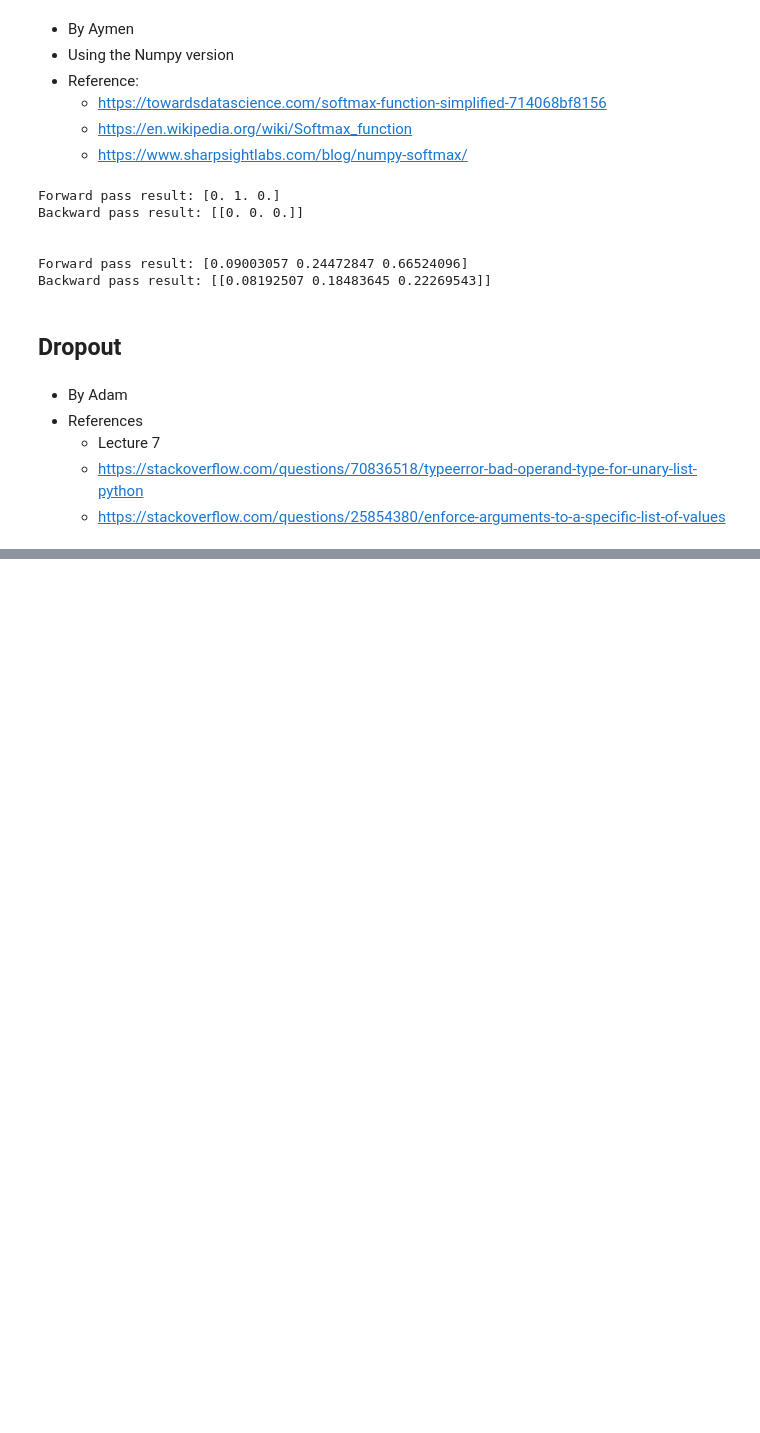
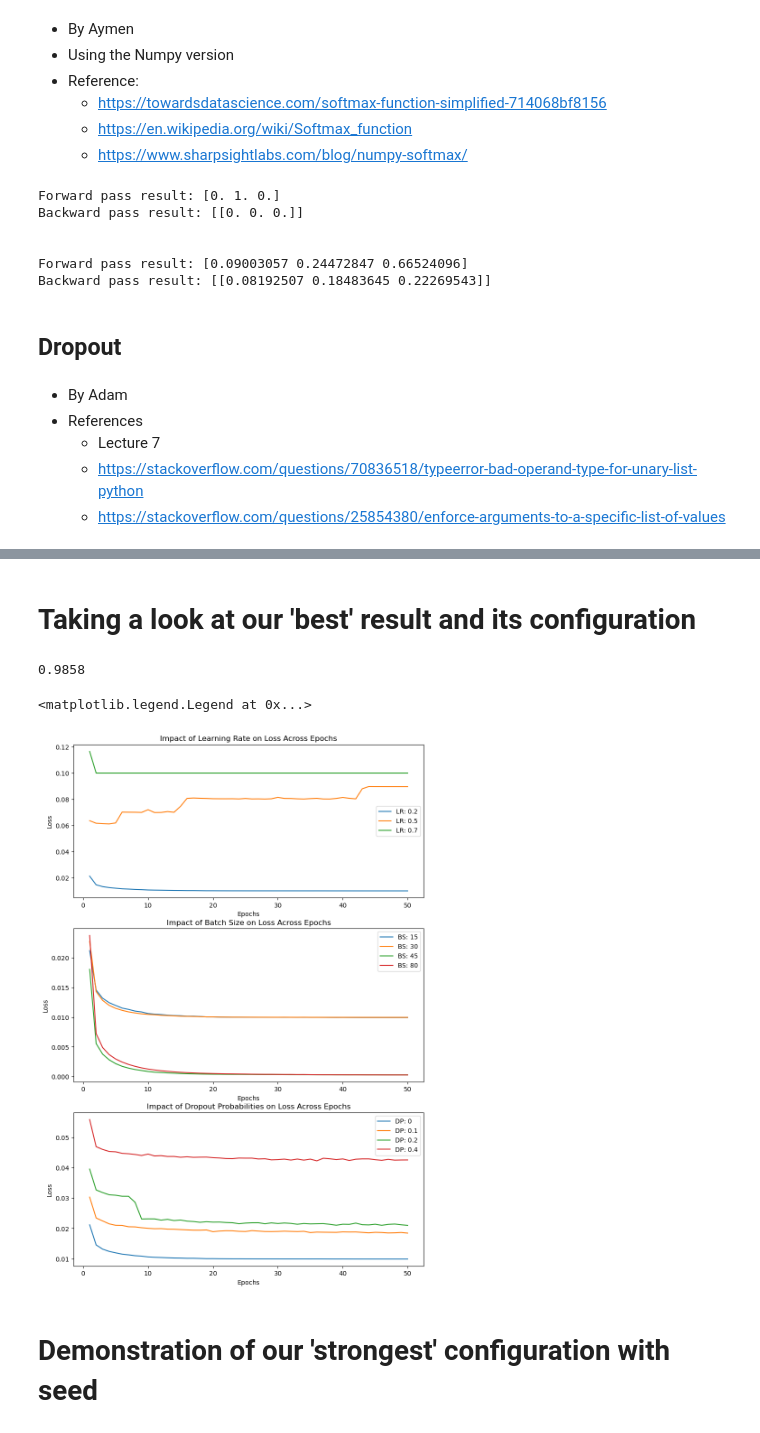
Before and after one commit to CrzPhil/IN3063-Coursework, a Jupyter notebook: Coursework.ipynb, the cells around one changed output, grey strips where cells are left out. Saved outputs shown, nothing was run; the diff lists cells and outputs as text; code cells hidden in the pictures; blank space fills up the shorter version.

```diff
--- a/Coursework.ipynb
+++ b/Coursework.ipynb
@@ -377,0 +718,2 @@ t1 = train_images.reshape(train_images.shape[0], -1) / 255.0
+# %% [markdown]
+# Taking a look at our 'best' result and its configuration
@@ -377,0 +722,63 @@ t1 = train_images.reshape(train_images.shape[0], -1) / 255.0
+# %%
+max(accuracies)
+# %% [output]
+0.9858
+# %%
+# Our best result across the board
+best_result = [re for re in results if re['accuracy'] == 0.9858][0]
+# %%
+# Create subplots
+fig, axes = plt.subplots(3, 1, figsize=(10, 15))
+
+# Plot for varying learning rates
+for lr in learning_rates:
+    specific_results = [r for r in results if r['activation'] == best_result['activation']
+                        and r['optimizer'] == best_result['optimizer']
+                        and r['momentum'] == best_result['momentum']
+                        and r['layer'] == best_result['layer']
+                        and r['learning_rate'] == lr]
+    if specific_results:
+        avg_loss_across = specific_results[0]['loss_across']
+        axes[0].plot(range(1, len(avg_loss_across)+1), avg_loss_across, label=f'LR: {lr}')
+
+axes[0].set_title('Impact of Learning Rate on Loss Across Epochs')
+axes[0].set_xlabel('Epochs')
+axes[0].set_ylabel('Loss')
+axes[0].legend()
+
+# Plot for varying batch sizes
+for bs in batch_sizes:
+    specific_results = [r for r in results if r['activation'] == best_result['activation']
+                        and r['optimizer'] == best_result['optimizer']
+                        and r['momentum'] == best_result['momentum']
+                        and r['layer'] == best_result['layer']
+                        and r['batch_size'] == bs]
+    if specific_results:
+        avg_loss_across = specific_results[0]['loss_across']
+        axes[1].plot(range(1, len(avg_loss_across)+1), avg_loss_across, label=f'BS: {bs}')
+
+axes[1].set_title('Impact of Batch Size on Loss Across Epochs')
+axes[1].set_xlabel('Epochs')
+axes[1].set_ylabel('Loss')
+axes[1].legend()
+
+# Plot for varying dropout probabilities
+for dp in dropout_probs:
+    specific_results = [r for r in results if r['activation'] == best_result['activation']
+                        and r['optimizer'] == best_result['optimizer']
+                        and r['momentum'] == best_result['momentum']
+                        and r['layer'] == best_result['layer']
+                        and r['dropout_prob'] == dp]
+    if specific_results:
+        avg_loss_across = specific_results[0]['loss_across']
+        axes[2].plot(range(1, len(avg_loss_across)+1), avg_loss_across, label=f'DP: {dp}')
+
+axes[2].set_title('Impact of Dropout Probabilities on Loss Across Epochs')
+axes[2].set_xlabel('Epochs')
+axes[2].set_ylabel('Loss')
+axes[2].legend()
+# %% [output]
+<matplotlib.legend.Legend at 0x...>
+[figure, added]
+# %% [markdown]
+# Demonstration of our 'strongest' configuration with seed
```
Also changed, not shown: parts of 33 cells of this notebook, 2 other files.
